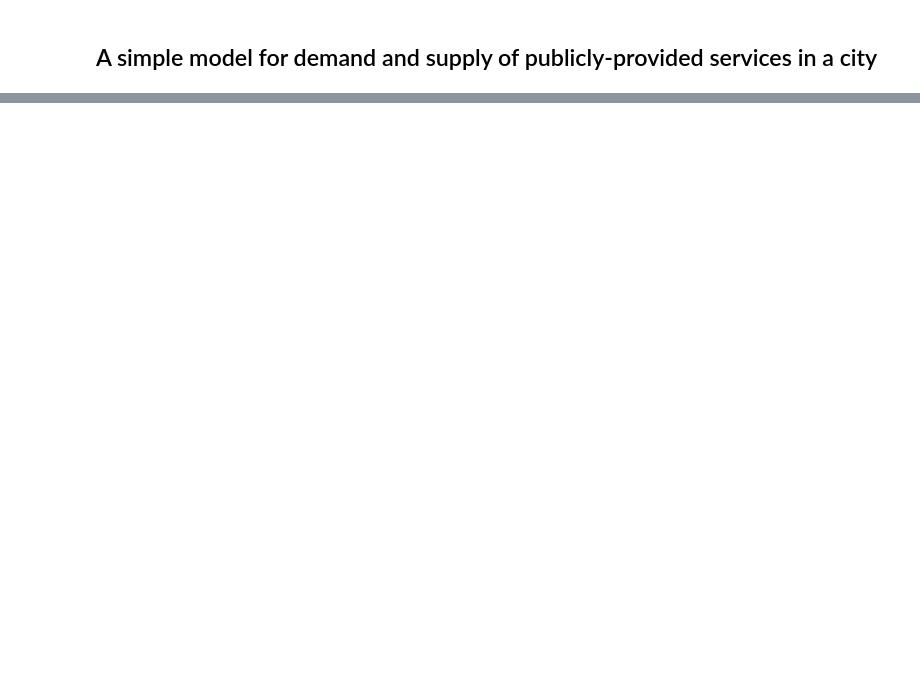
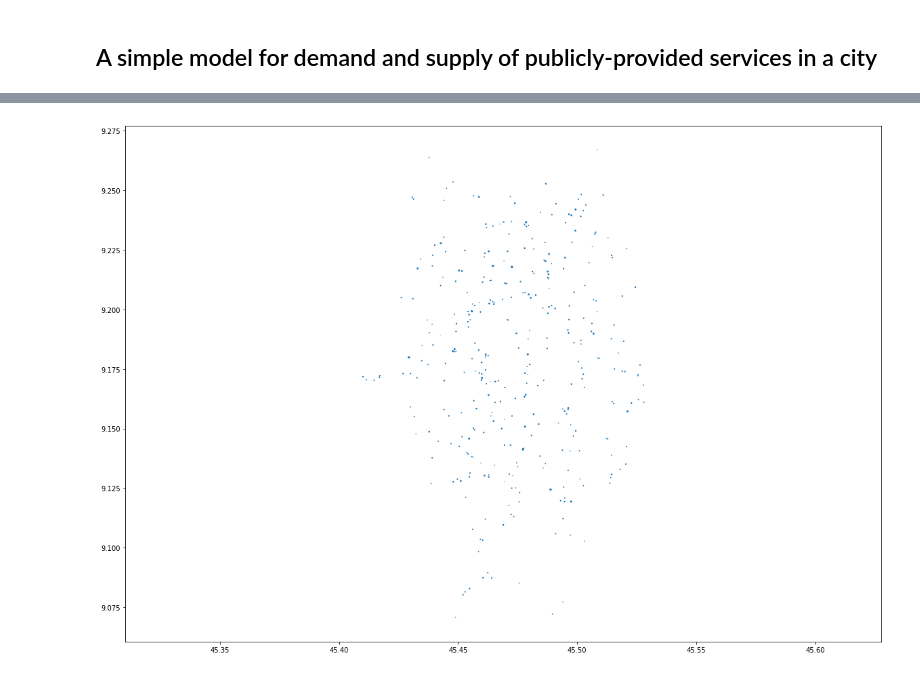
Before and after one commit to davideveronese/daf-data-science, a Jupyter notebook: mappa_quartiere/CityServicesModel.ipynb, the cells around one changed output, grey strips where cells are left out. Cells and saved outputs as stored; diff of their text form; code cells hidden in the pictures; blank space fills up the shorter version.

```diff
--- a/mappa_quartiere/CityServicesModel.ipynb
+++ b/mappa_quartiere/CityServicesModel.ipynb
@@ -8,5 +8,7 @@ from sklearn import gaussian_process
 from matplotlib import pyplot as plt
 from enum import Enum
 import os.path
+import geopy, geopy.distance
+plt.rcParams['figure.figsize']= (20,14)
 # %%
 from cityItems import AgeGroup, ServiceArea, ServiceType, SummaryNorm # enum classes for the model
@@ -108,7 +134,8 @@ class UnitFactory:
         defaultLocationColumns = ['Lat', 'Long']
         if set(defaultLocationColumns).issubset(set(self.rawData.columns)):
             print('Location data found')
-            locations = [tuple(self.rawData.loc[i, defaultLocationColumns]) for i in range(self.nUnits)]
+            # store geolocations as geopy Point
+            locations = [geopy.Point(self.rawData.loc[i, defaultLocationColumns]) for i in range(self.nUnits)]
             propertData = self.rawData.drop(defaultLocationColumns, axis=1)
         else:
             propertData = self.rawData
@@ -132,6 +159,7 @@ class SchoolFactory(UnitFactory):
 
         nameCol = 'DENOMINAZIONESCUOLA'
         typeCol = 'ORDINESCUOLA'
+        scaleCol = 'ALUNNI'
 
         typeAgeDict = {'SCUOLA PRIMARIA': {AgeGroup.ChildPrimary:1},
                       'SCUOLA SECONDARIA I GRADO': {AgeGroup.ChildMid:1},
@@ -139,7 +167,6 @@ class SchoolFactory(UnitFactory):
         schoolTypes = propertData[typeCol].unique()
         assert set(schoolTypes) <= set(typeAgeDict.keys()), 'Unrecognized types in input'
 
-        scaleCol = propertData.ALUNNI
         #scaleData = 25*(scaleData/max(scaleData))
 
         unitList = []
@@ -148,24 +175,21 @@ class SchoolFactory(UnitFactory):
             bThisGroup = propertData[typeCol]==scType
             typeData = propertData[bThisGroup]
             typeLocations = [l for i,l in enumerate(locations) if bThisGroup[i]]
-            # collect attendance data - can be scaled by this group but this affects city vs city comparisons
-            scaleData = scaleCol[bThisGroup]
-
+            #scaleCol
             for iUnit in range(typeData.shape[0]):
                 rowData = typeData.iloc[iUnit,:]
                 attrDict = {'level':scType}
-                print(scaleData[iUnit])
                 thisUnit = ServiceUnit(ServiceType.School,
                         name=rowData[nameCol],
                         position=typeLocations[iUnit],
                         ageDiffusionIn=typeAgeDict[scType],
-                        scaleIn=scaleData[iUnit],
+                        scaleIn=rowData[scaleCol],
                         attributesIn=attrDict)
-
-            unitList.append(thisUnit)
+                unitList.append(thisUnit)
 
         return unitList
 # %%
 ## Load scuole!
 scuoleFile =  'final/milano_datiScuole.csv'
-oggetto = UnitFactory.createLoader(ServiceType.School, scuoleFile)
+schoolLoader = UnitFactory.createLoader(ServiceType.School, scuoleFile)
+schoolUnits = schoolLoader.load()
@@ -185,10 +231,12 @@ class unitPlotter:
 
     @property
     def longitude(self):
-        return [unit.site[1] for unit in self.units]
+        return [unit.site.longitude for unit in self.units]
     @property
     def latitude(self):
-        return [unit.site[0] for unit in self.units]
+        return [unit.site.latitude for unit in self.units]
     @property
     def scale(self):
-        return [unit.scale for unit in self.units]
+        scales = [unit.scale for unit in self.units]
+        scales = scales/np.mean(scales)
+        return scales
@@ -199,3 +243,8 @@ tt.plot_locations()
+# %%
+plotter = unitPlotter(schoolUnits)
+plotter.plot_locations()
+# %% [output]
+[figure, added]
 # %%
 ### Demand modelling
 class Household:
```
Also changed, not shown: parts of 10 cells of this notebook.
